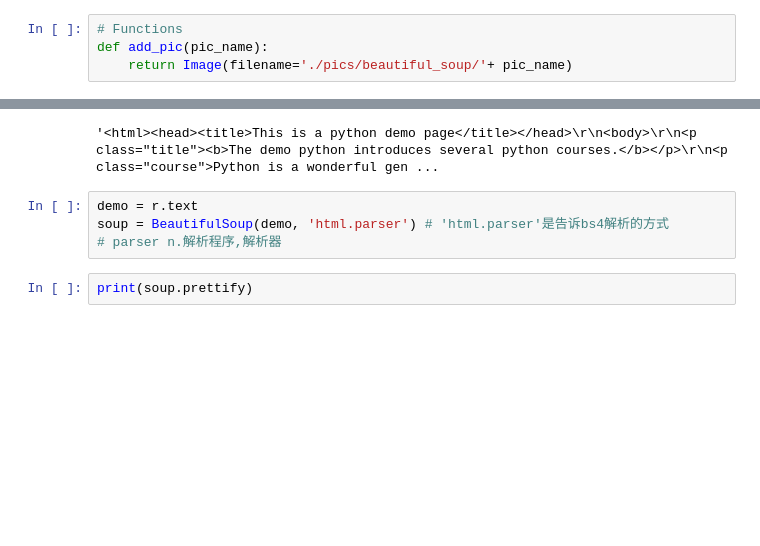
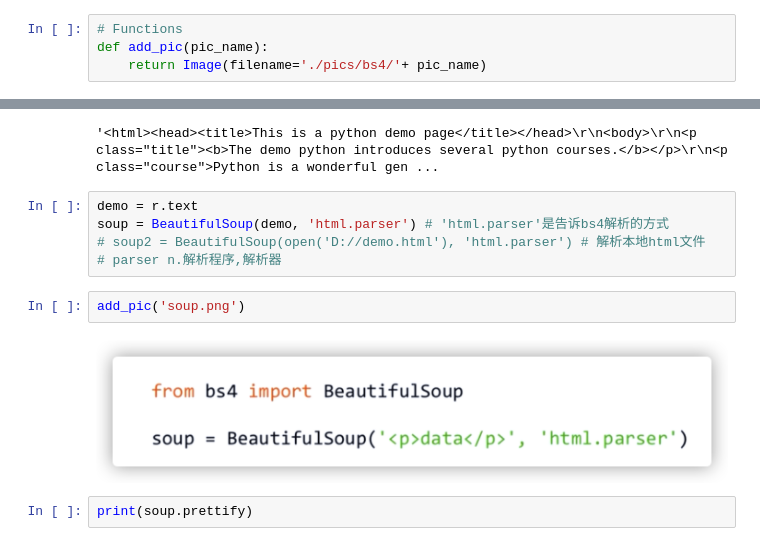
Before and after one commit to paxton615/Notes, a Jupyter notebook: Web_scrapping_Beautiful_soup.ipynb, the cells around one changed output, grey strips where cells are left out. Cells and saved outputs as stored; diff of their text form; blank space fills up the shorter version.

```diff
--- a/Web_scrapping_Beautiful_soup.ipynb
+++ b/Web_scrapping_Beautiful_soup.ipynb
@@ -6,7 +7,7 @@ from bs4 import BeautifulSoup
 # %%
 # Functions
 def add_pic(pic_name):
-    return Image(filename='./pics/beautiful_soup/'+ pic_name)
+    return Image(filename='./pics/bs4/'+ pic_name)
 # %%
 r = requests.get('http://python123.io/ws/demo.html')
 print(r.status_code)
@@ -17,7 +18,12 @@ r.text
 # %%
 demo = r.text
 soup = BeautifulSoup(demo, 'html.parser') # 'html.parser'是告诉bs4解析的方式
+# soup2 = BeautifulSoup(open('D://demo.html'), 'html.parser') # 解析本地html文件
 # parser n.解析程序,解析器
+# %%
+add_pic('soup.png')
+# %% [output]
+[figure, added]
 # %%
 print(soup.prettify)
 # %% [output]
```
Also changed, not shown: parts of 5 cells of this notebook, 4 other files.
